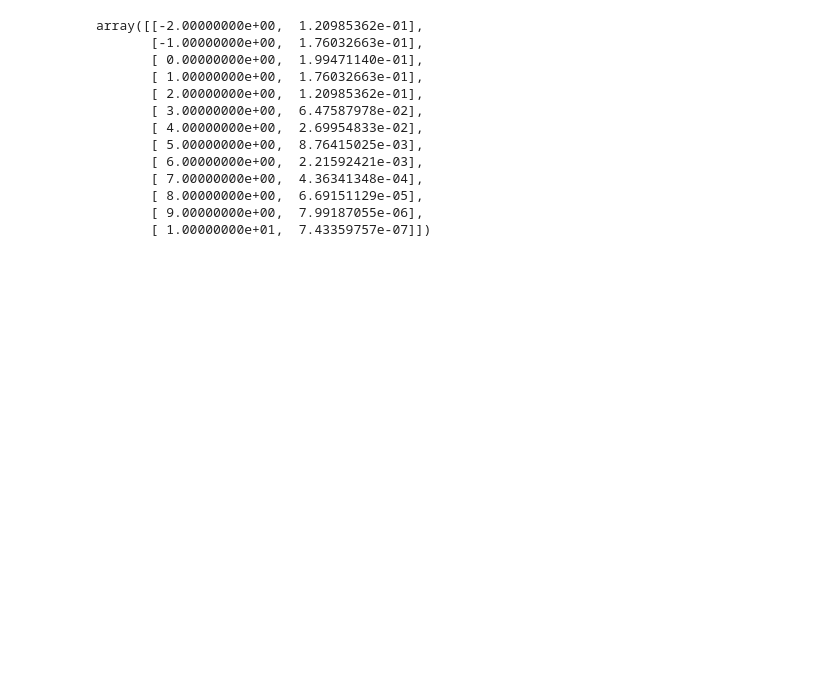
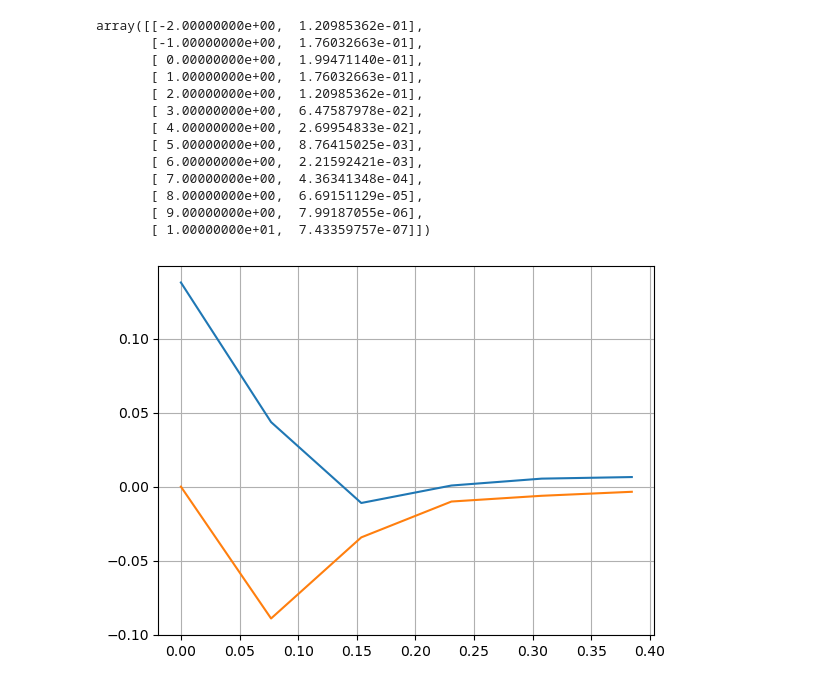
Before and after one commit to sebranchett/cheme-om-fft, a Jupyter notebook: read_and_plot.ipynb, the cells around one changed output. Cells and saved outputs as stored; diff of their text form; code cells hidden in the pictures; blank space fills up the shorter version.

Commit message:
plotting fft

```diff
--- a/read_and_plot.ipynb
+++ b/read_and_plot.ipynb
@@ -58,8 +59,9 @@ x = []
 y = []
 mean = 0.
 std_dev = 2.
+T = 1.  # sample spacing
 
-for row in np.arange(-2., 10.01, 1.):
+for row in np.arange(-2., 10.0 + T/2., T):
     x.append(row)
     y.append(scipy.stats.norm.pdf(row, mean, std_dev))
 
@@ -85,3 +87,14 @@ array([[-2.00000000e+00,  1.20985362e-01],
        [ 8.00000000e+00,  6.69151129e-05],
        [ 9.00000000e+00,  7.99187055e-06],
        [ 1.00000000e+01,  7.43359757e-07]])
+# %%
+N = len(x)
+
+yf = fft(y)
+xf = fftfreq(N, T)
+plt.plot(xf[:N//2], 2.0/N * np.real(yf[0:N//2]))
+plt.plot(xf[:N//2], 2.0/N * np.imag(yf[0:N//2]))
+plt.grid()
+plt.show()
+# %% [output]
+[figure, added]
```
Also changed, not shown: parts of 2 cells of this notebook.
